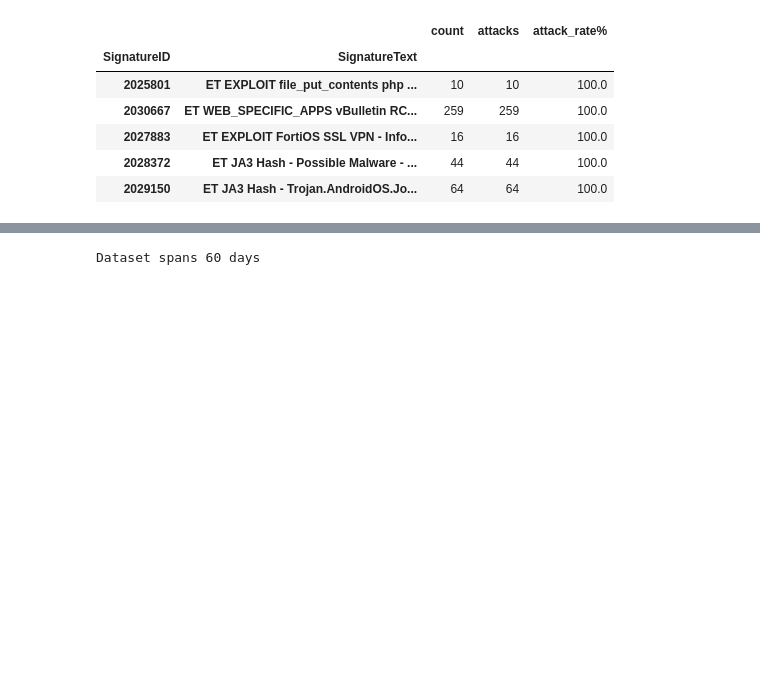
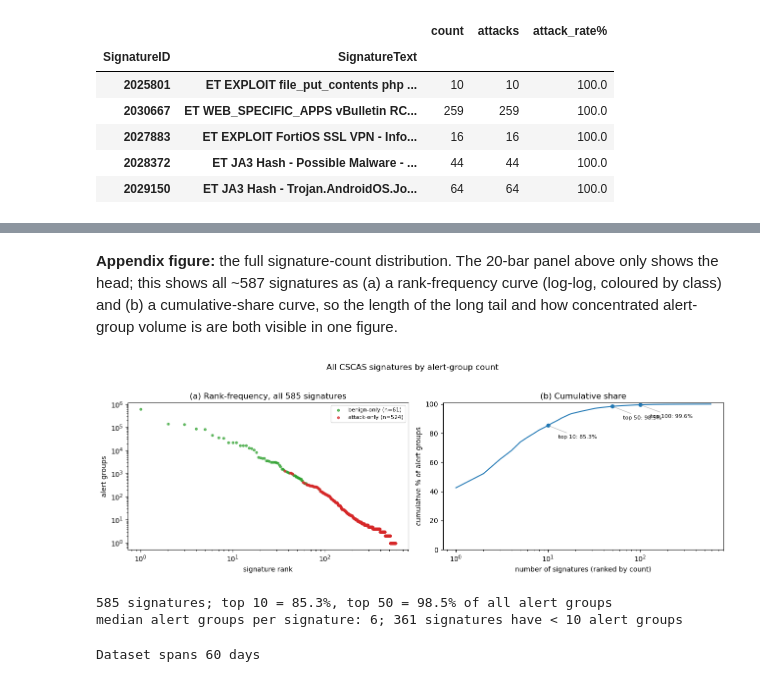
Before and after one commit to annaneliaa/msc-thesis, a Jupyter notebook: src/thesis/notebooks/eda/inspect_cscas_dataset.ipynb, the cells around one changed output, grey strips where cells are left out. Cells and saved outputs as stored; diff of their text form; code cells hidden in the pictures; blank space fills up the shorter version.

```diff
--- a/src/thesis/notebooks/eda/inspect_cscas_dataset.ipynb
+++ b/src/thesis/notebooks/eda/inspect_cscas_dataset.ipynb
@@ -201,3 +453,56 @@ plt.show()
+# %% [markdown]
+**Appendix figure:** the full signature-count distribution. The 20-bar panel above
+only shows the head; this shows all ~587 signatures as (a) a rank-frequency curve
+(log-log, coloured by class) and (b) a cumulative-share curve, so the length of the
+long tail and how concentrated alert-group volume is are both visible in one figure.
+# %%
+# All CSCAS signatures by alert-group count -- appendix version of panel (a) above.
+C_BEN, C_ATT = 'tab:blue', 'tab:red'
+
+sig_ct = (df.assign(cls=np.where(df['Label'] == 1, 'attack', 'benign'))
+          .groupby(['SignatureText', 'cls']).size().unstack(fill_value=0)
+          .reindex(columns=['benign', 'attack'], fill_value=0))
+sig_ct['total'] = sig_ct['benign'] + sig_ct['attack']
+sig_ct = sig_ct.sort_values('total', ascending=False).reset_index(drop=True)
+sig_ct['cls'] = np.where(sig_ct['attack'] >= sig_ct['benign'], 'attack', 'benign')
+rank = np.arange(1, len(sig_ct) + 1)
+cum = sig_ct['total'].cumsum() / sig_ct['total'].sum()
+
+fig, (axA, axB) = plt.subplots(1, 2, figsize=(13, 4.5))
+
+for cls, color in [('benign', C_BEN), ('attack', C_ATT)]:
+    m = (sig_ct['cls'] == cls).values
+    axA.scatter(rank[m], sig_ct.loc[m, 'total'], s=10, c=color, alpha=0.7,
+                label=f'{cls}-only (n={m.sum()})')
+axA.set_xscale('log'); axA.set_yscale('log')
+axA.set_xlabel('signature rank'); axA.set_ylabel('alert groups')
+axA.set_title(f'(a) Rank-frequency, all {len(sig_ct)} signatures')
+axA.legend(fontsize=8)
+
+axB.plot(rank, cum * 100, color='tab:blue', lw=1.5)
+for k in (10, 50, 100):
+    if k <= len(cum):
+        axB.plot(k, cum.iloc[k - 1] * 100, 'o', color='tab:blue', ms=5)
+        axB.annotate(f'top {k}: {cum.iloc[k - 1]:.1%}', (k, cum.iloc[k - 1] * 100),
+                     xytext=(k * 1.3, cum.iloc[k - 1] * 100 - 9), fontsize=8,
+                     arrowprops=dict(arrowstyle='-', color='0.6', lw=0.6))
+axB.set_xscale('log'); axB.set_ylim(0, 101)
+axB.set_xlabel('number of signatures (ranked by count)')
+axB.set_ylabel('cumulative % of alert groups')
+axB.set_title('(b) Cumulative share')
+
+fig.suptitle('All CSCAS signatures by alert-group count', fontsize=12)
+plt.tight_layout(rect=(0, 0, 1, 0.95))
+plt.show()
+
+print(f'{len(sig_ct)} signatures; top 10 = {cum.iloc[9]:.1%}, top 50 = {cum.iloc[49]:.1%} '
+      f'of all alert groups')
+print(f'median alert groups per signature: {sig_ct.total.median():.0f}; '
+      f'{(sig_ct.total < 10).sum()} signatures have < 10 alert groups')
+# %% [output]
+[figure, added]
+585 signatures; top 10 = 85.3%, top 50 = 98.5% of all alert groups
+median alert groups per signature: 6; 361 signatures have < 10 alert groups
 # %%
 # Per-signature frequency and persistence, split by sig_class (benign-only
 # vs. attack-only signatures; mixed dropped -- see section 4).
```
Also changed, not shown: parts of 32 cells of this notebook, 24 other files.
